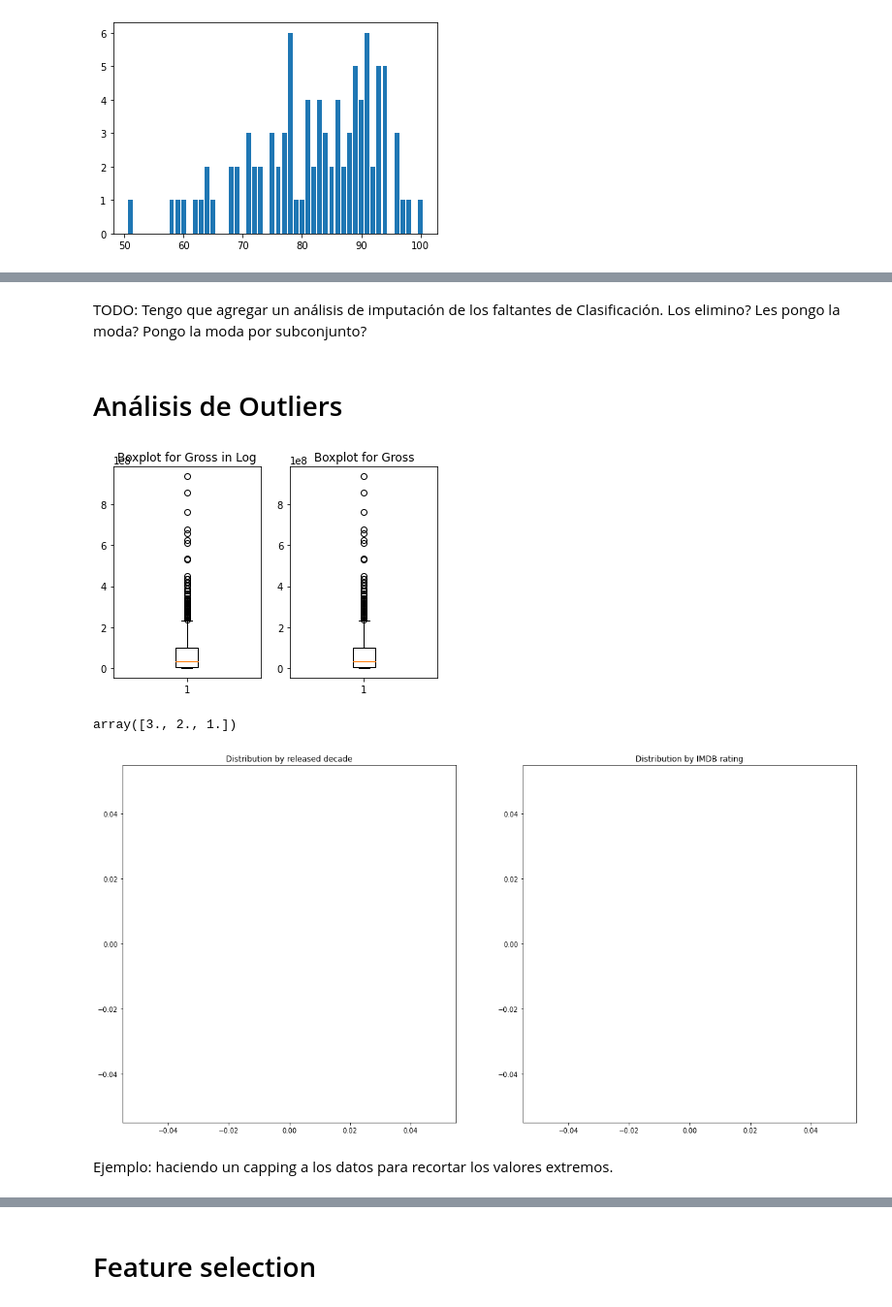
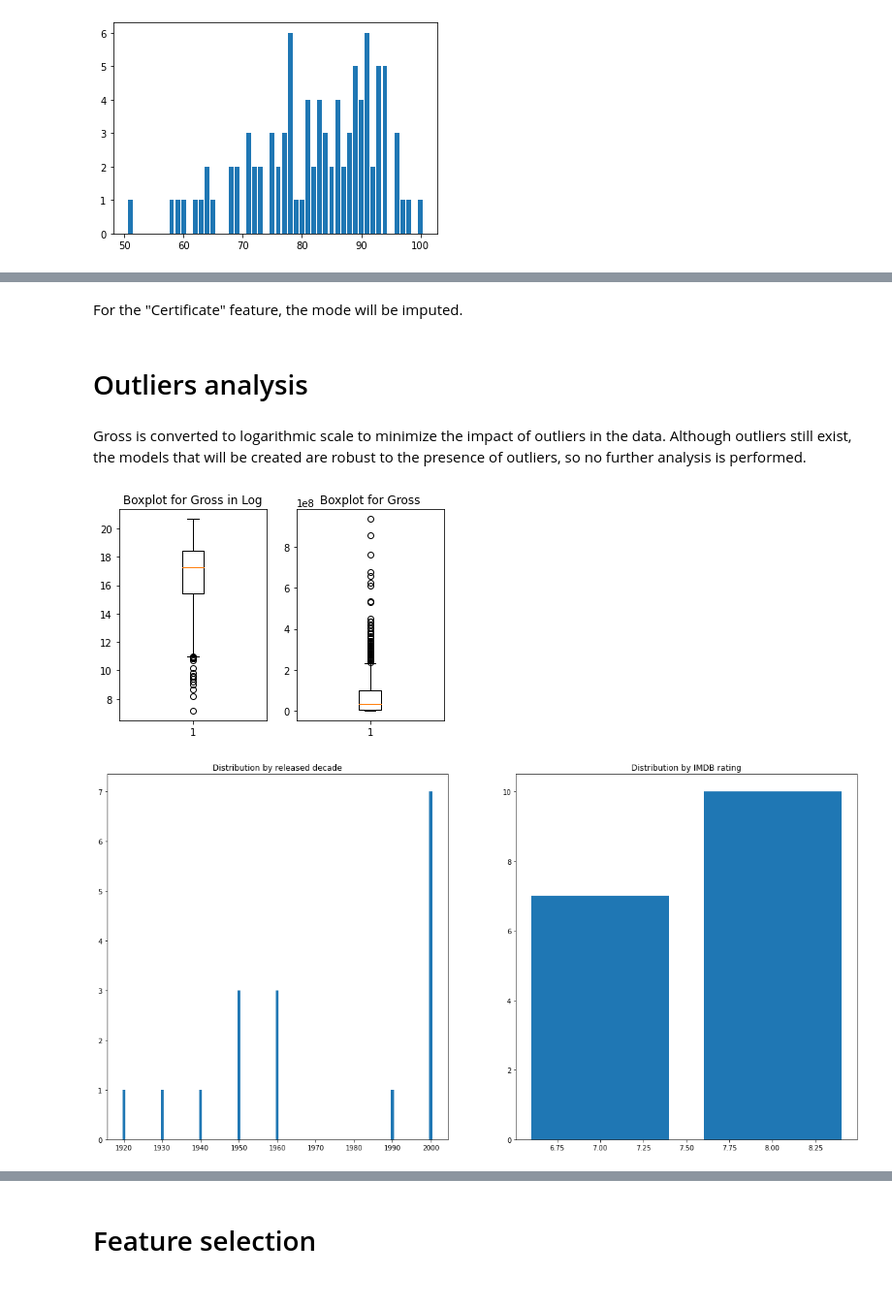
Before and after one commit to rmarquez93/projects, a Jupyter notebook: Python/IMDB_Top_1000_analysis_Rating_Regression.ipynb, the cells around one changed output, grey strips where cells are left out. Shown at 97% size. Cells and saved outputs as stored; diff of their text form; code cells hidden in the pictures.

```diff
--- a/Python/IMDB_Top_1000_analysis_Gross_Regression.ipynb
+++ b/Python/IMDB_Top_1000_analysis_Rating_Regression.ipynb
@@ -402,27 +390,25 @@ La clasificación, les pongo la moda a los valores faltantes.
+# %% [markdown]
+For the "Certificate" feature, the mode will be imputed.
 # %%
 raw_df.loc[pd.isnull(raw_df["Certificate"]),"Certificate"] = raw_df["Certificate"].mode().values[0]
-# %% [markdown]
-TODO: Tengo que agregar un análisis de imputación de los faltantes de Clasificación. Los elimino? Les pongo la moda? Pongo la moda por subconjunto?
 # %% [markdown]
-# Análisis de Outliers
+# Outliers analysis
+# %% [markdown]
+Gross is converted to logarithmic scale to minimize the impact of outliers in the data. Although outliers still exist, the models that will be created are robust to the presence of outliers, so no further analysis is performed.
 # %%
-raw_df["Gross_Log"] = raw_df["Gross"]#np.log(raw_df["Gross"])
+raw_df["Gross_Log"] = np.log(raw_df["Gross"])
 raw_df["Gross_Log"]
 plt.subplot(1,2,1)
 plt.title("Boxplot for Gross in Log")
 plt.boxplot(raw_df[~np.isnan(raw_df["Gross_Log"])]["Gross_Log"])
 plt.subplot(1,2,2)
 plt.title("Boxplot for Gross")
 plt.boxplot(raw_df[~np.isnan(raw_df["Gross"])]["Gross"])
 plt.show()
 # %% [output]
-[figure, old version]
+[figure, new version]
-# %%
-raw_df[~raw_df["Certificate"].isin(["A","U/A", "U", "S"])]["Certificate"].unique()
-# %% [output]
-array([3., 2., 1.])
 # %%
-#Calculo de IQR
+#IQR Calculation
 Q3 = raw_df["Gross_Log"].quantile(0.75)
 Q1 = raw_df["Gross_Log"].quantile(0.25)
 IQR = Q3-Q1
@@ -439,6 +425,4 @@ plt.title("Distribution by IMDB rating")
 plt.bar(outliers_df["IMDB_Rating"].value_counts().index,outliers_df["IMDB_Rating"].value_counts())
 plt.show()
 # %% [output]
-[figure, old version]
+[figure, new version]
-# %% [markdown]
-Ejemplo: haciendo un capping a los datos para recortar los valores extremos.
```
Also changed, not shown: parts of 79 cells of this notebook.
